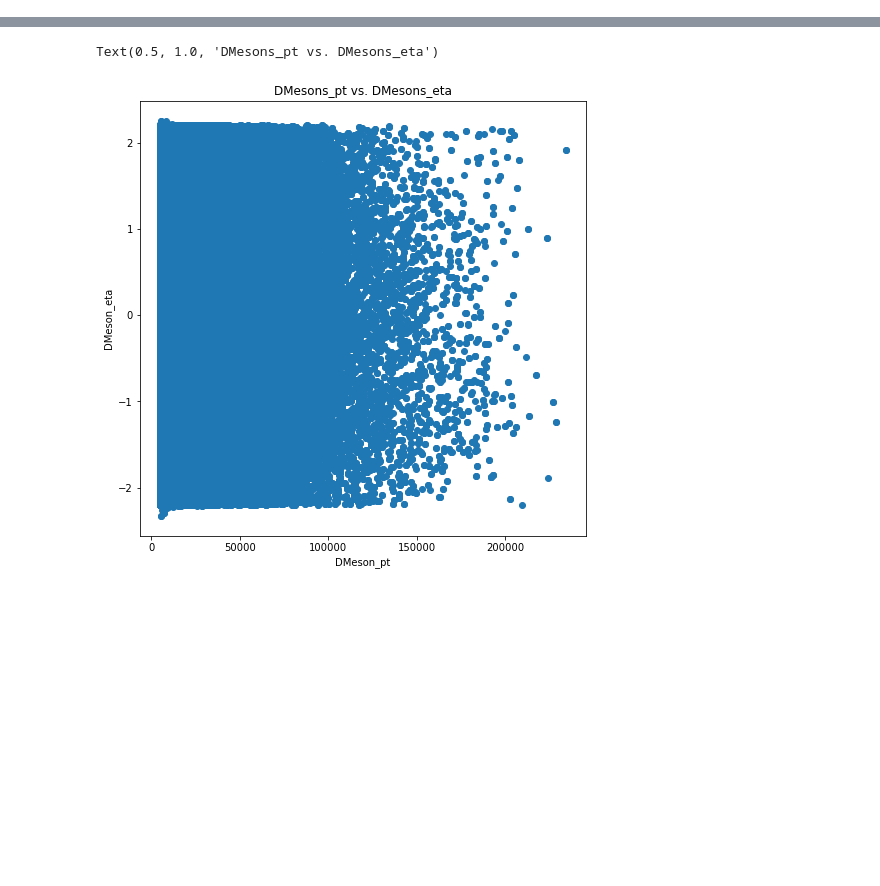
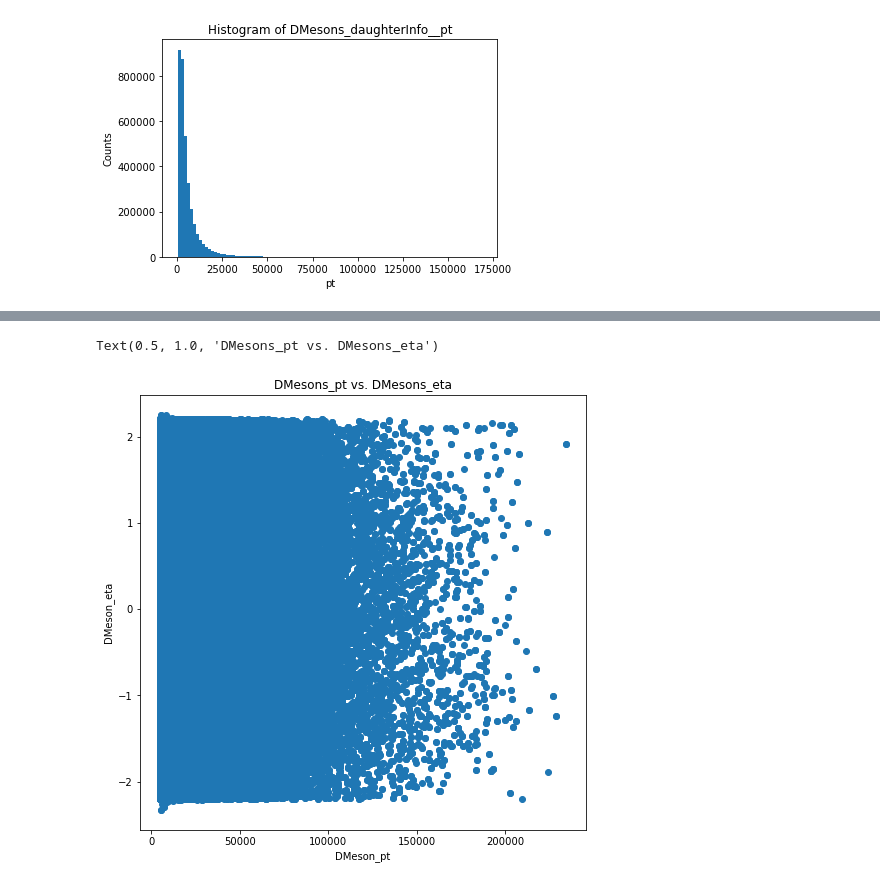
Before and after one commit to GitGup/ML_Projects, a Jupyter notebook: uprootTest.ipynb, the cells around one changed output, grey strips where cells are left out. Saved outputs shown, nothing was run; the diff lists cells and outputs as text; code cells hidden in the pictures; blank space fills up the shorter version.

Commit message:
daughterInfo pt, eta, phi added to df and pt plotted in histogram

```diff
--- a/uprootTest.ipynb
+++ b/uprootTest.ipynb
@@ -28,12 +28,17 @@ Successfully installed awkward-pandas-2022.12a1
 Note: you may need to restart the kernel to use updated packages.
 # %%
-file1 = uproot.open("/global/cfs/cdirs/atlas/gottino/Charm/Analysis/run_batch_tmp/CharmAnalysis.SingleParticleGun.1.ForcedDecay.LambdaC.tree.merge.default.loosecuts.root")
+file = uproot.open("/global/cfs/cdirs/atlas/gottino/Charm/Analysis/run_batch_tmp/CharmAnalysis.SingleParticleGun.1.ForcedDecay.LambdaC.tree.merge.default.loosecuts.root")
 # %%
 key_list = []
-for i in range(12, 15):
-    key_list.append(file1["CharmAnalysis;1"].keys()[i])
 
-key_list
+#DMesons_pt, eta, phi
+for i in range(12, 16):
+    key_list.append(file["CharmAnalysis;1"].keys()[i])
 
-print("List of Key Files: \n",file.keys())
+#DMesons_daughterInfo__pt, eta, phi
+for i in range(46, 49):
+    key_list.append(file["CharmAnalysis;1"].keys()[i])
+
+print("Keys: ", key_list)
+print("List of Key Files: ", file.keys())
 # %% [output]
@@ -42,16 +68,15 @@ List of Key Files:
 # %%
-tree = file1["CharmAnalysis;1"]
+tree = file["CharmAnalysis;1"]
 
 #with dictionary comprehension
 #data = {key: tree[key].array(library="np") for key in key_list}
 
-#without dictionary comprehension
+#without dictionary comprehension"
 
 data = {}
 for key in key_list:
     data[key] = tree[key].array(library="np")
 
-
 df = pd.DataFrame(data)
 
 df
@@ -72 +97,16 @@ df
+# %%
+values = []
+for i in df["DMesons_daughterInfo__pt"]:
+    if len(i) > 0:
+        for sublist in i:
+            for j in sublist:
+                values.append(j)
+
+plt.hist(values, bins=100)
+plt.xlabel("pt")
+plt.ylabel("Counts")
+plt.title("Histogram of DMesons_daughterInfo__pt")
+plt.show()
+# %% [output]
+[figure, added]
 # %%
```
Also changed, not shown: parts of 5 cells of this notebook.
